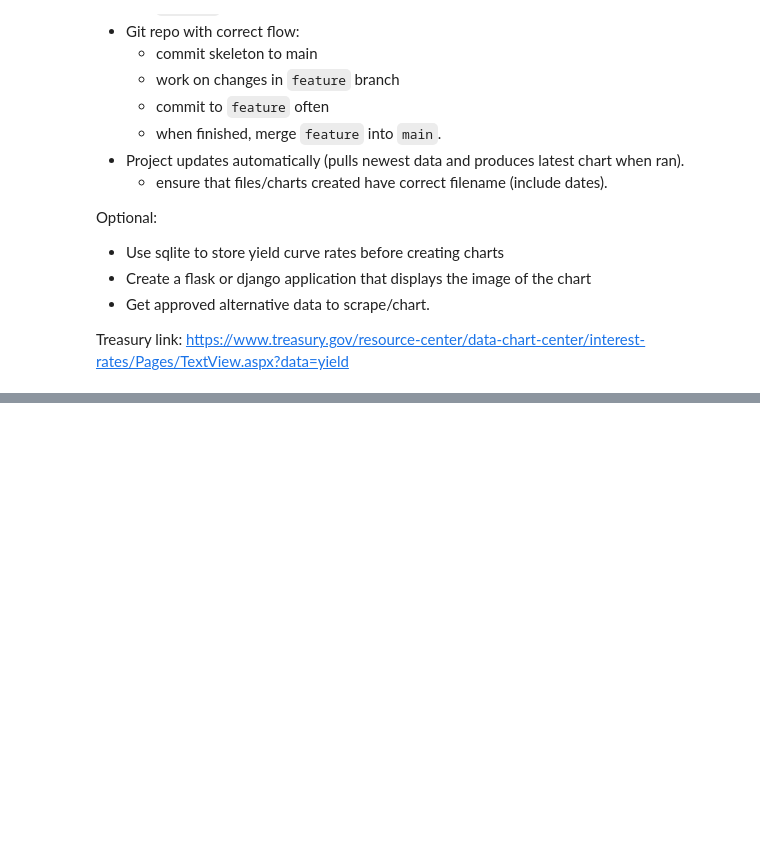
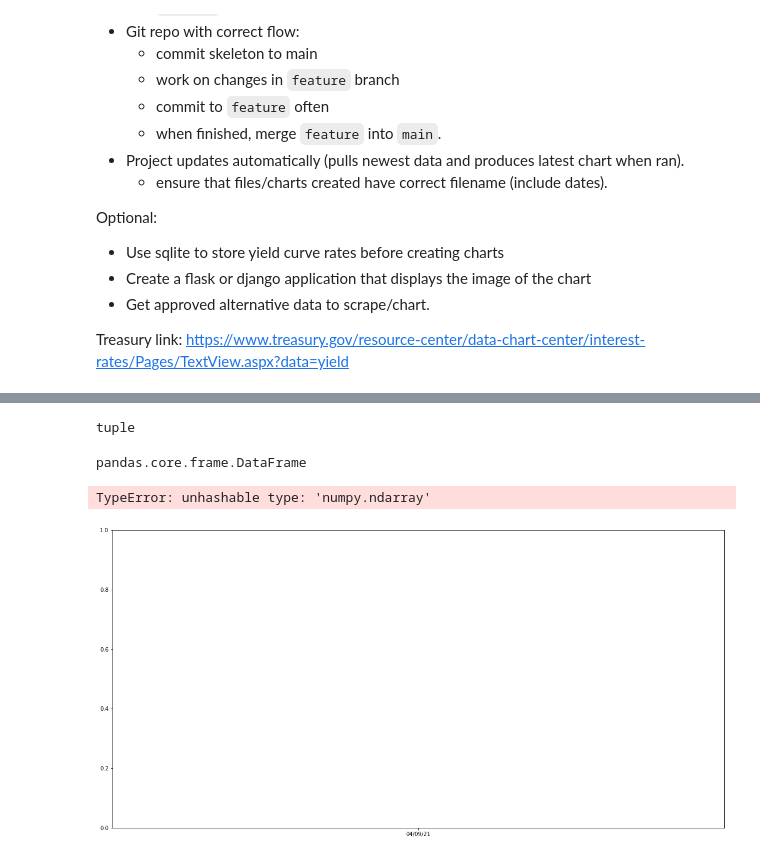
Before and after one commit to stanislava85/Jupyter_Notebooks_TKH, a Jupyter notebook: Projects/week-29-project.ipynb, the cells around one changed output, grey strips where cells are left out. Cells and saved outputs as stored; diff of their text form; code cells hidden in the pictures; blank space fills up the shorter version.

```diff
--- a/Projects/week-29-project.ipynb
+++ b/Projects/week-29-project.ipynb
@@ -45,7 +51,4 @@ Treasury link: https://www.treasury.gov/resource-center/data-chart-center/intere
 # %%
-import requests
-from bs4 import BeautifulSoup
-import pandas as pd
 
 url = 'https://www.treasury.gov/resource-center/data-chart-center/interest-rates/Pages/TextView.aspx?data=yield'
 
@@ -61,10 +64,10 @@ def yield_curve(url):
         for td in tds:
             td_text = td.text.strip()
             #print(td_text)
-#             if td_text == '':
-#                 td_text = 0.0
-#             else:
-#                 td_text = td_text
+            if td_text == '':
+                td_text = 0.0
+            else:
+                td_text = td_text
             th_td_data_row.append(td_text)
         th_td_list.append(th_td_data_row)
         #print(th_td_list)
@@ -113,0 +95,4 @@ df
+# %%
+data = yield_curve(url)
+df = pd.DataFrame(data, columns= ["Date", "1 Mo", "2 Mo", "3 Mo", "6 Mo", "1 Yr","2 Yr","3 Yr","5 Yr","7 Yr", "10 Yr", "20 Yr", "30 Yr"])
+df
@@ -113,0 +117,23 @@ df
+# %%
+dates = tuple([i for i in df["Date"].value_counts().keys()])
+type(dates)
+# %% [output]
+tuple
+# %%
+values = df[["1 Yr","2 Yr","3 Yr","5 Yr","7 Yr", "10 Yr", "20 Yr", "30 Yr"]]
+type(values)
+# %% [output]
+pandas.core.frame.DataFrame
+# %%
+fig, ax = plt.subplots(figsize=(20, 10))
+ax.plot(dates,values)
+ax.set_xlabel("Date")
+ax.set_ylabel("Values")
+labels = ax.get_xticklabels()
+plt.setp(labels, rotation=45, horizontalalignment='right')
+ax.set(xlim=[0, 19], title='US Tresury Yield Curve')
+ax.legend(["1 Yr","2 Yr","3 Yr","5 Yr","7 Yr", "10 Yr", "20 Yr", "30 Yr"])
+plt.show()
+# %% [output]
+TypeError: unhashable type: 'numpy.ndarray'
+[figure, added]
```
Also changed, not shown: parts of 4 cells of this notebook, 7 other files.
